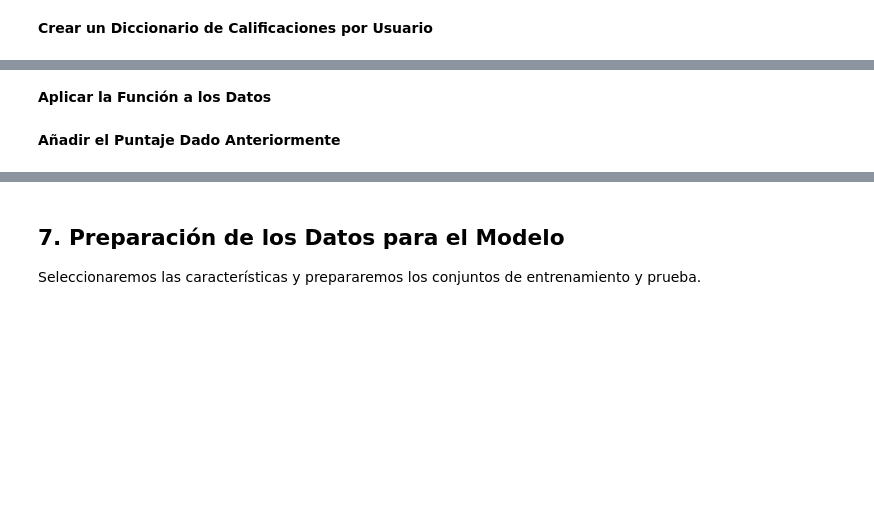
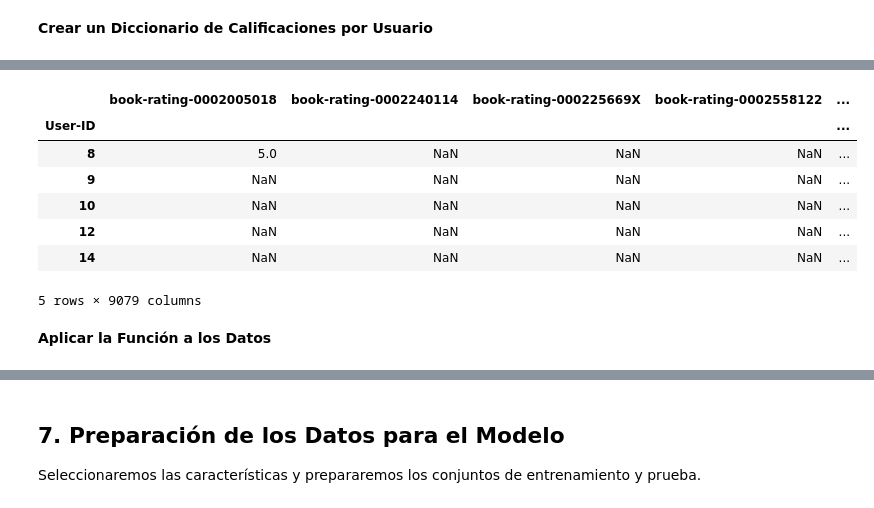
Before and after one commit to JCaballerot/Recommender-Systems, a Jupyter notebook: XGBoost_Recommender/Content_RecSys_BERT_y_XGBoost_Book_Crossing.ipynb, the cells around one changed output, grey strips where cells are left out. Drawn from its saved outputs; the diff is of its cells as text; code cells hidden in the pictures; blank space fills up the shorter version.

```diff
--- a/XGBoost_Recommender/Content_RecSys_BERT_y_XGBoost_Book_Crossing.ipynb
+++ b/XGBoost_Recommender/Content_RecSys_BERT_y_XGBoost_Book_Crossing.ipynb
@@ -349,2 +373,21 @@ def has_rated(user_id, isbn):
+# %%
+# Realizar One-Hot Encoding sobre ISBN con los valores de 'Book-Rating'
+one_hot_encoded = data.pivot_table(
+    index='User-ID',
+    columns='ISBN',
+    values='Book-Rating')
+
+# Ajustar los nombres de las columnas para incluir el prefijo 'book-rating-'
+one_hot_encoded.columns = [f"book-rating-{isbn}" for isbn in one_hot_encoded.columns]
+one_hot_encoded.head()
+# %% [output]
+|  | book-rating-0002005018 | book-rating-0002240114 | book-rating-000225669X | book-rating-0002558122 | ... |
+| User-ID |  |  |  |  | ... |
+| 8 | 5.0 | NaN | NaN | NaN | ... |
+| 9 | NaN | NaN | NaN | NaN | ... |
+| 10 | NaN | NaN | NaN | NaN | ... |
+| 12 | NaN | NaN | NaN | NaN | ... |
+| 14 | NaN | NaN | NaN | NaN | ... |
+5 rows × 9079 columns
 # %% [markdown]
 **Aplicar la Función a los Datos**
@@ -355,2 +393,0 @@ test_data['Already_Rated'] = test_data.apply(lambda x: has_rated(x['User-ID'], x
-# %% [markdown]
-**Añadir el Puntaje Dado Anteriormente**
```
Also changed, not shown: parts of 33 cells of this notebook.
